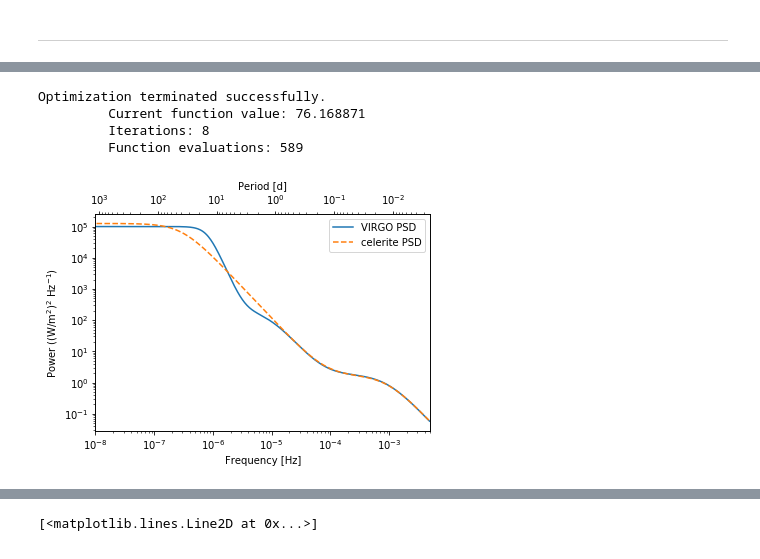
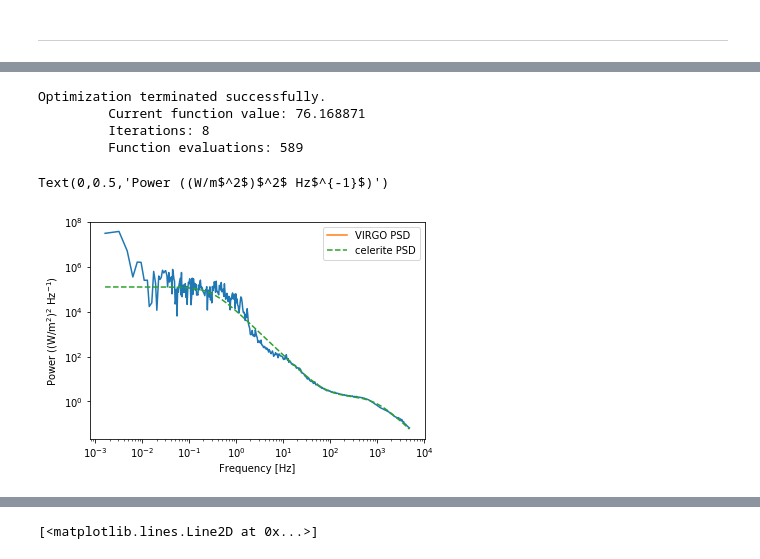
Before and after one commit to bmorris3/virgopsd, a Jupyter notebook: virgo.ipynb, the cells around one changed output, grey strips where cells are left out. Drawn from its saved outputs; the diff is of its cells as text; code cells hidden in the pictures.

```diff
--- a/virgo.ipynb
+++ b/virgo.ipynb
@@ -97,14 +97,14 @@ bounds = [[0.5e5, 3e5], [0.3, 2], [2, 5],
           [0, 5], [-1, 1], [2, 5]]
 
 fig, ax = plt.subplots()
-bestp = fmin_l_bfgs_b(minimize, initp, bounds=bounds, approx_grad=True)[0]
+bestp_lowfreq = fmin_l_bfgs_b(minimize, initp, bounds=bounds, approx_grad=True)[0]
 ax.loglog(1e6 * f, Pxx_den, ',', rasterized=True, label='PSD')
 ax.loglog(x, y, color='gray', lw=4, label='Binned')
 # plt.loglog(1e6 * x, model(initp))
-ax.loglog(x, model(bestp), color='k', lw=2, label='Fit')
-ax.loglog(x, individual_model(bestp[:3]), color='k', lw=1, ls='--')
-ax.loglog(x, individual_model(bestp[3:6]), color='k', lw=1, ls='--')
-ax.loglog(x, individual_model(bestp[6:9]), color='k', lw=1, ls='--')
+ax.loglog(x, model(bestp_lowfreq), color='k', lw=2, label='Fit')
+ax.loglog(x, individual_model(bestp_lowfreq[:3]), color='k', lw=1, ls='--')
+ax.loglog(x, individual_model(bestp_lowfreq[3:6]), color='k', lw=1, ls='--')
+ax.loglog(x, individual_model(bestp_lowfreq[6:9]), color='k', lw=1, ls='--')
 
 ax.set_xlabel('Frequency ($\mu$Hz)')
 ax.set_ylabel('Power  ((W/m$^2$)$^2$ Hz$^{-1}$)')
@@ -120,8 +122,7 @@ plt.savefig('paper_plots/psd.png', bbox_inches='tight', dpi=250)
 smoothed_spectrum = gaussian_filter1d(Pxx_den, 50)
 # %%
-from scipy.ndimage import gaussian_filter1d
 
-fig, ax = plt.subplots(figsize=(14, 4))
+fig, ax = plt.subplots(figsize=(16, 4))
 #ax.semilogy(1e6 * f, Pxx_den, ',', rasterized=True, label='PSD')
 ax.semilogy(1e6 * f, smoothed_spectrum, lw=2, color='k')
 ax.set(xlabel='Frequency [$\mu$Hz]', ylabel='Power',
@@ -225,51 +320,39 @@ array([-12.67870965, -12.9606771 , -13.79249989, -16.83434539,
 # %%
 import celerite
 from celerite import terms
 
 
 kernel = (terms.SHOTerm(log_S0=10, log_omega0=-16, log_Q=1)+
          terms.SHOTerm(log_S0=10, log_omega0=-16, log_Q=1))
 gp = celerite.GP(kernel)
 
 from scipy.optimize import fmin_powell, fmin_l_bfgs_b
 
 def minimize(p):
     gp.kernel.set_parameter_vector(p)
-    return np.sum( ( np.log(model(bestp)) - np.log(gp.kernel.get_psd(2 * np.pi * x * 1e-6)) )**2 )
+    return np.sum( ( np.log(model(bestp_lowfreq)) - np.log(gp.kernel.get_psd(2 * np.pi * x * 1e-6)) )**2 )
 
 fit1 = fmin_powell(minimize, [12, -16, 1, 5, -10, 1])#, approx_grad=True)
 
 gp.kernel.set_parameter_vector(fit1)
 
+fig, ax = plt.subplots()
+ax.loglog(x, y)
+ax.loglog(x, model(bestp), label='VIRGO PSD')
 
-fig, ax = plt.subplots()
-ax.loglog(x * 1e-6, model(bestp), label='VIRGO PSD')
-
-
-ax.loglog(x*1e-6, gp.kernel.get_psd(2 * np.pi * x * 1e-6), ls='--', label='celerite PSD')
+ax.loglog(x, gp.kernel.get_psd(2 * np.pi * x * 1e-6), ls='--', label='celerite PSD')
 ax.legend()
 ax.set_xlabel('Frequency [Hz]')
 ax.set_ylabel('Power ((W/m$^2$)$^2$ Hz$^{-1}$)')
-ax.set_xlim([1e-8, 5e-3])
+# ax.set_xlim([1e-8, 5000])
 
-ax2 = ax.twiny()
-
-T_f = lambda T_c: (1/T_c) / 60 / 60 / 24
-# get left axis limits
-xmin, xmax = ax.get_xlim()
-# apply function and set transformed values to right axis limits
-ax2.set_xlim((T_f(xmin),T_f(xmax)))
-# set an invisible artist to twin axes
-# to prevent falling back to initial values on rescale events
-ax2.loglog([],[])
-ax2.set_xlabel('Period [d]')
-
-fig.savefig('paper_plots/psd_fit.png', bbox_inches='tight', dpi=200)
+# fig.savefig('paper_plots/psd_fit.png', bbox_inches='tight', dpi=200)
 # for term in gp.kernel.terms:
 #     plt.loglog(x*1e-6, term.get_psd(x*1e-6), ls='--', color='DodgerBlue')
 # %% [output]
 Optimization terminated successfully.
          Current function value: 76.168871
          Iterations: 8
          Function evaluations: 589
+Text(0,0.5,'Power ((W/m$^2$)$^2$ Hz$^{-1}$)')
-[figure, old version]
+[figure, new version]
```
Also changed, not shown: parts of 11 cells of this notebook.
